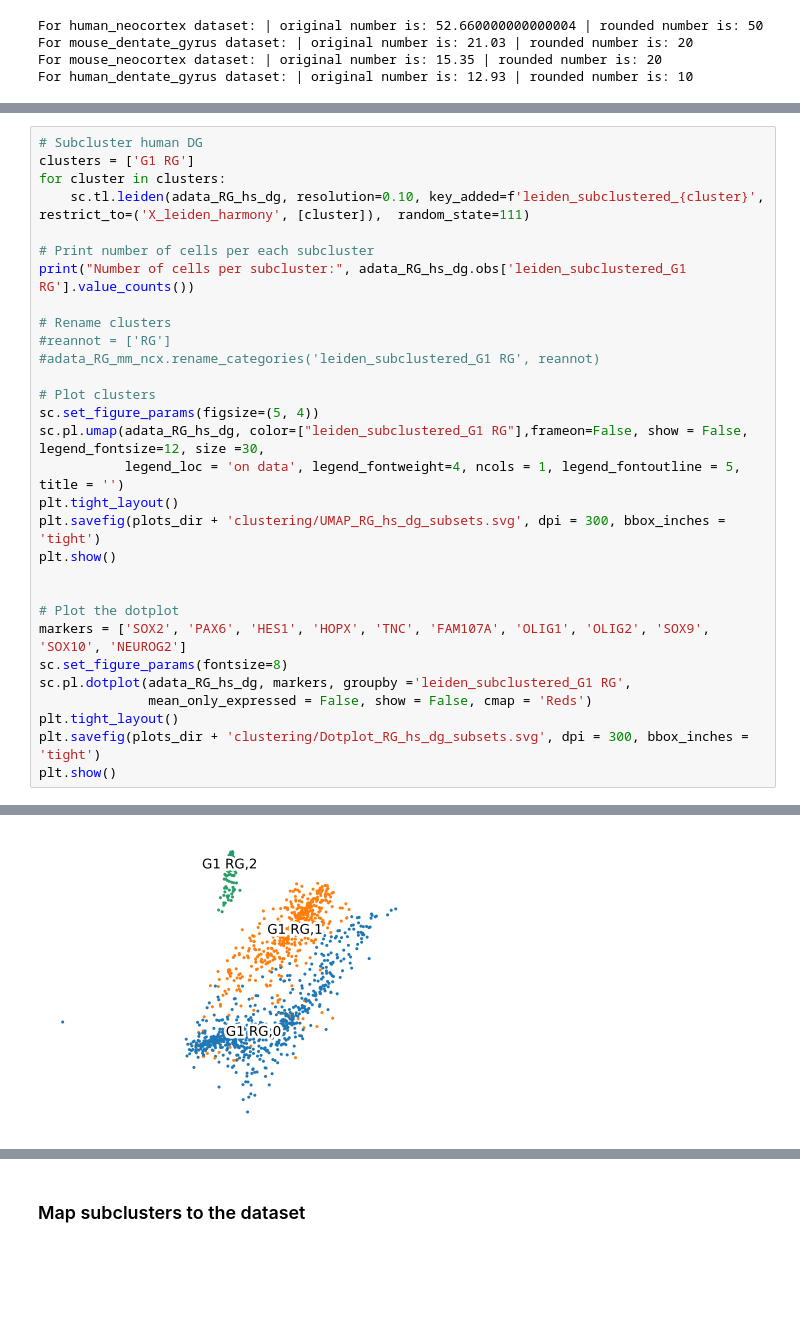
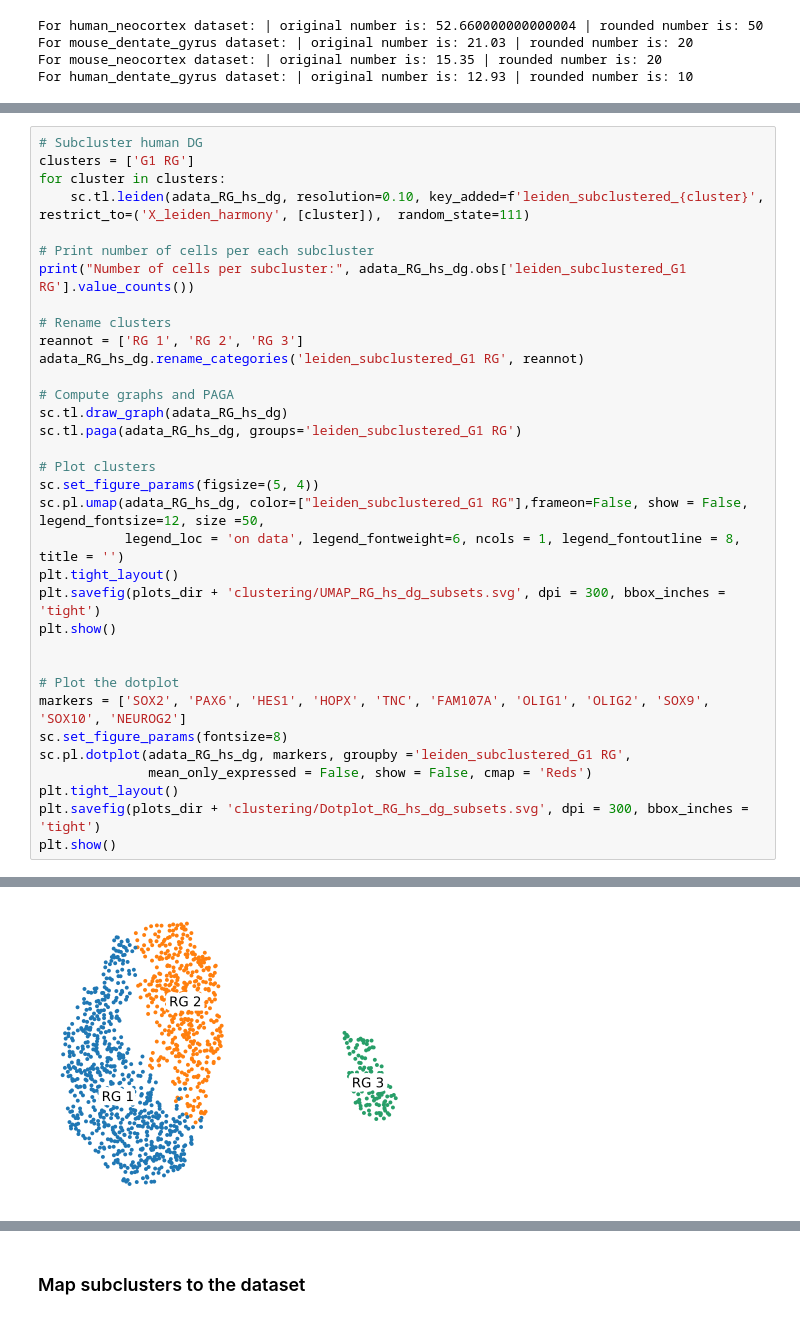
Before and after one commit to KalebicLab/ScDGomics, a Jupyter notebook: notebooks/scdgomics_subclustering.ipynb, the cells around one changed output, grey strips where cells are left out. Cells and saved outputs as stored; diff of their text form; blank space fills up the shorter version.

```diff
--- a/notebooks/scdgomics_subclustering.ipynb
+++ b/notebooks/scdgomics_subclustering.ipynb
@@ -231,13 +246,17 @@ for cluster in clusters:
 print("Number of cells per subcluster:", adata_RG_hs_dg.obs['leiden_subclustered_G1 RG'].value_counts())
 
 # Rename clusters
-#reannot = ['RG']
-#adata_RG_mm_ncx.rename_categories('leiden_subclustered_G1 RG', reannot)
+reannot = ['RG 1', 'RG 2', 'RG 3']
+adata_RG_hs_dg.rename_categories('leiden_subclustered_G1 RG', reannot)
+
+# Compute graphs and PAGA
+sc.tl.draw_graph(adata_RG_hs_dg)
+sc.tl.paga(adata_RG_hs_dg, groups='leiden_subclustered_G1 RG')
 
 # Plot clusters
 sc.set_figure_params(figsize=(5, 4))
-sc.pl.umap(adata_RG_hs_dg, color=["leiden_subclustered_G1 RG"],frameon=False, show = False, legend_fontsize=12, size =30,
-           legend_loc = 'on data', legend_fontweight=4, ncols = 1, legend_fontoutline = 5, title = '')
+sc.pl.umap(adata_RG_hs_dg, color=["leiden_subclustered_G1 RG"],frameon=False, show = False, legend_fontsize=12, size =50,
+           legend_loc = 'on data', legend_fontweight=6, ncols = 1, legend_fontoutline = 8, title = '')
 plt.tight_layout()
 plt.savefig(plots_dir + 'clustering/UMAP_RG_hs_dg_subsets.svg', dpi = 300, bbox_inches = 'tight')
 plt.show()
@@ -260 +280 @@ Name: count, dtype: int64
-[figure, old version]
+[figure, new version]
```
Also changed, not shown: parts of 6 cells of this notebook.
